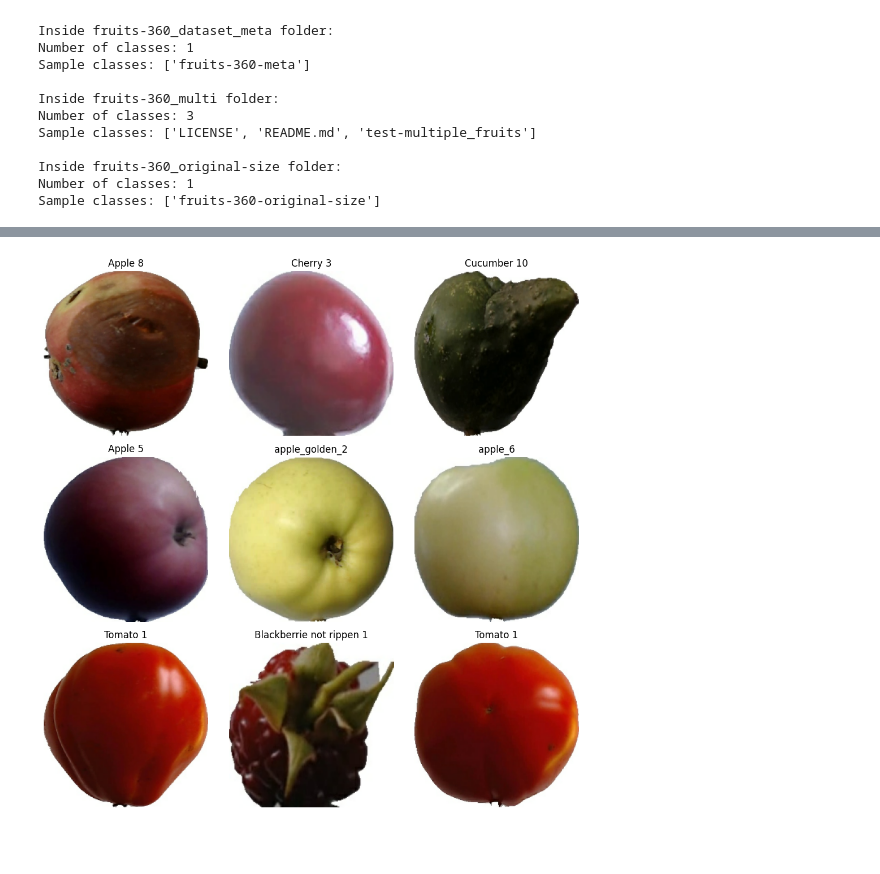
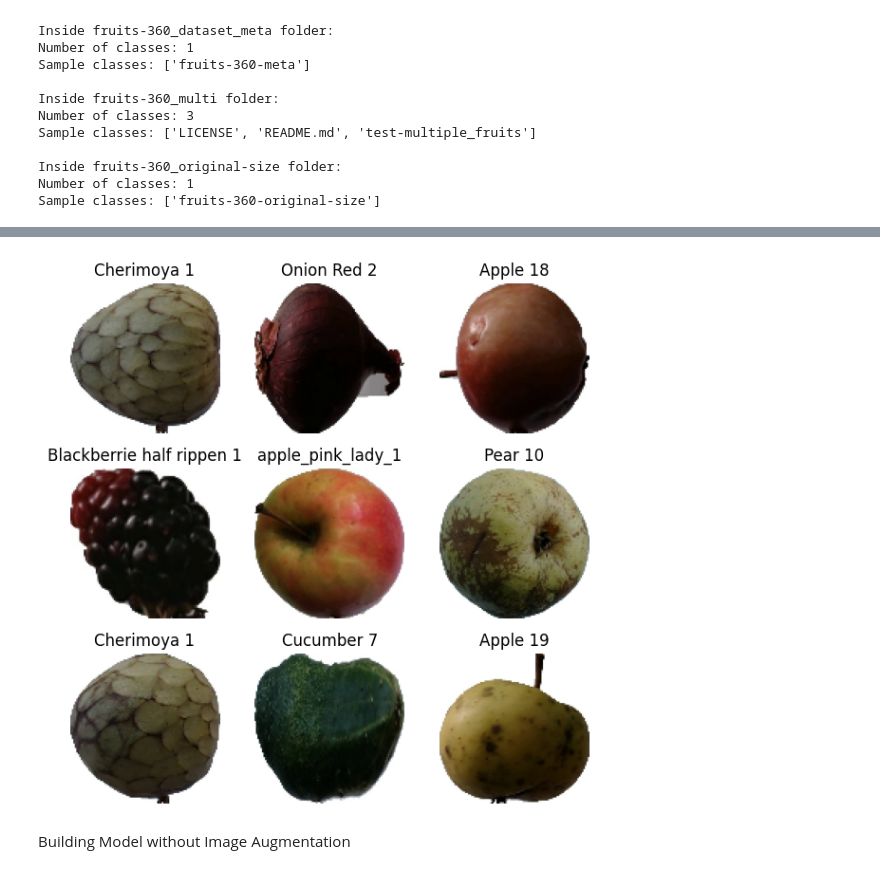
Before and after one commit to DarrenChooo/fruits-classification, a Jupyter notebook: fruits.ipynb, the cells around one changed output, grey strips where cells are left out. Saved outputs shown, nothing was run; the diff lists cells and outputs as text; code cells hidden in the pictures; blank space fills up the shorter version.

```diff
--- a/fruits.ipynb
+++ b/fruits.ipynb
@@ -103,21 +119,25 @@ Class: Apple 10
 # Create datasets
 import tensorflow as tf
 
-img_size = 224
 batch_size = 32
 
+# Resize all images to 100x100
 train_ds = tf.keras.utils.image_dataset_from_directory(
     os.path.join(path, trainning_path),
-    image_size=(img_size, img_size),
-    batch_size=batch_size
+    image_size=(100, 100),
+    batch_size=batch_size,
+    label_mode='int'
 )
 
-val_ds = tf.keras.utils.image_dataset_from_directory(
-    os.path.join(path, testting_path),
-    image_size=(img_size, img_size),
-    batch_size=batch_size
+validation_ds = tf.keras.utils.image_dataset_from_directory(
+    os.path.join(path, testing_path),
+    image_size=(100, 100),
+    batch_size=batch_size,
+    label_mode='int'
 )
 
 class_names = train_ds.class_names
 print("Detected classes:", class_names)
+num_classes = len(class_names)
+print("Number of classes:", num_classes)
 # %% [output]
@@ -127,17 +216,17 @@ Detected classes: ['Apple 10', 'Apple 11', 'Apple 12', 'Apple 13', 'Apple 14', '
 # %%
-# Visualize some samples from the training dataset
-import matplotlib.pyplot as plt
-
-plt.figure(figsize=(10,10))
+# Visualise some samples from the training dataset
+plt.figure(figsize=(6,6))
 
 for images, labels in train_ds.take(1):
     for i in range(9):
         ax = plt.subplot(3,3,i+1)
         plt.imshow(images[i].numpy().astype("uint8"))
+        plt.axis("off")
         plt.title(class_names[labels[i]])
-        plt.axis("off")
 
 plt.tight_layout()
 plt.show()
 # %% [output]
-[figure, old version]
+[figure, new version]
+# %% [markdown]
+Building Model without Image Augmentation
```
Also changed, not shown: parts of 26 cells of this notebook, 3 other files.
